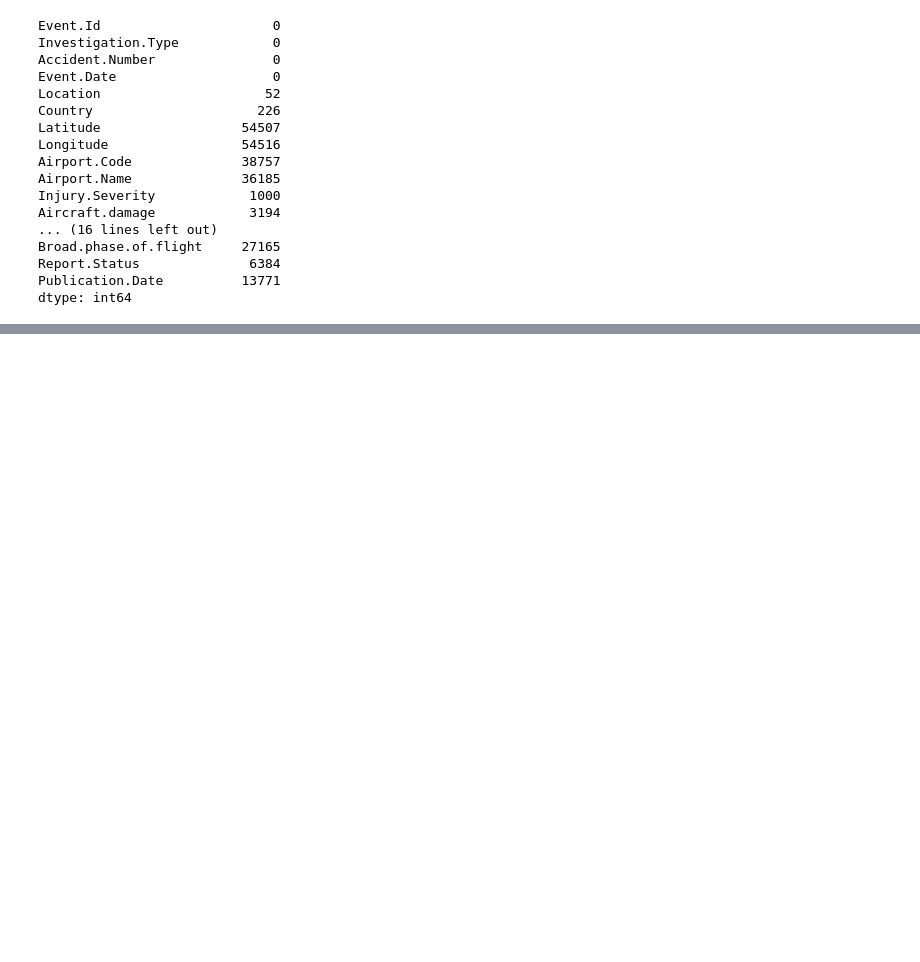
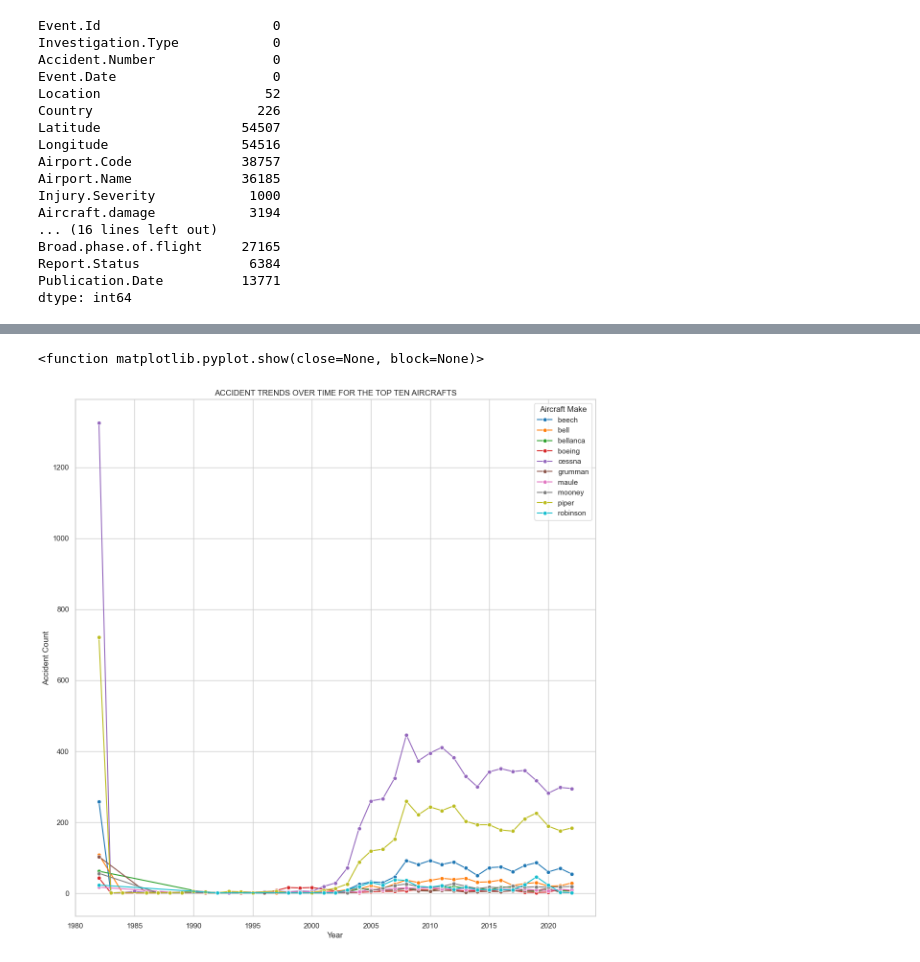
Before and after one commit to SimonMukui/Moringa-GitHub, a Jupyter notebook: Phase 1 Code Challenge (CodeGrade)/AviationProject.ipynb, the cells around one changed output, grey strips where cells are left out. Saved outputs shown, nothing was run; the diff lists cells and outputs as text; code cells hidden in the pictures; blank space fills up the shorter version.

```diff
--- a/Phase 1 Code Challenge (CodeGrade)/AviationProject.ipynb
+++ b/Phase 1 Code Challenge (CodeGrade)/AviationProject.ipynb
@@ -151,0 +157,4 @@ Name: Country, Length: 219, dtype: int64
+# %%
+df[ObjColumns] = df[ObjColumns].fillna(df[ObjColumns].mean())
+df[StrColumns] =df[StrColumns].fillna('unknown')
+df.isnull().sum()
@@ -151,0 +181,6 @@ Name: Country, Length: 219, dtype: int64
+# %%
+df['Make']= df['Make'].str.lower().str.strip()
+aircraft_Accidents = df.groupby('Make').size().sort_values(ascending=False)
+aircraft_summary = df['Make'].value_counts().reset_index()
+aircraft_summary.columns = ['Make','Accident.Number']
+top_ten_aircrafts = aircraft_summary.head(10)
@@ -151,0 +199,8 @@ Name: Country, Length: 219, dtype: int64
+# %%
+df['Event.Date'] = pd.to_datetime(df['Event.Date'], errors='coerce')
+df['year'] = df['Event.Date'].dt.year
+accidents_by_year = df.groupby('year').size().reset_index(name='Accident.Count')
+accident_trends = df.groupby(['year', 'Make']).size().reset_index(name='Accident.Count')
+top_ten_makes=top_ten_aircrafts['Make'].tolist()
+accident_trends_top_ten = accident_trends[accident_trends['Make'].isin(top_ten_makes)]
+print(accident_trends)
@@ -151,0 +222,12 @@ Name: Country, Length: 219, dtype: int64
+# %%
+plt.figure(figsize=(14,14))
+sns.lineplot(x='year',y='Accident.Count', hue='Make', data=accident_trends_top_ten , marker='o',palette="tab10")
+plt.title('ACCIDENT TRENDS OVER TIME FOR THE TOP TEN AIRCRAFTS')
+plt.xlabel('Year')
+plt.ylabel('Accident Count')
+plt.legend(title='Aircraft Make')
+plt.grid(True)
+plt.show
+# %% [output]
+<function matplotlib.pyplot.show(close=None, block=None)>
+[figure, added]
```
Also changed, not shown: parts of 14 cells of this notebook, 1 other file.
